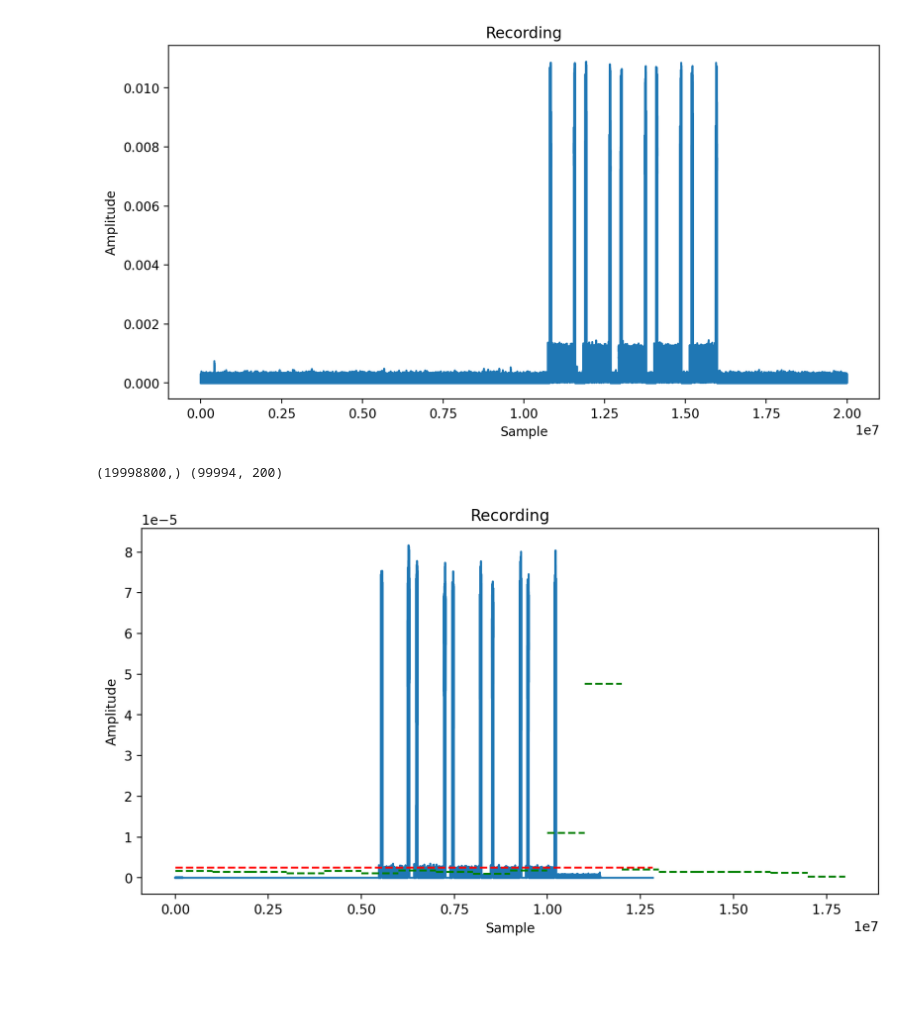
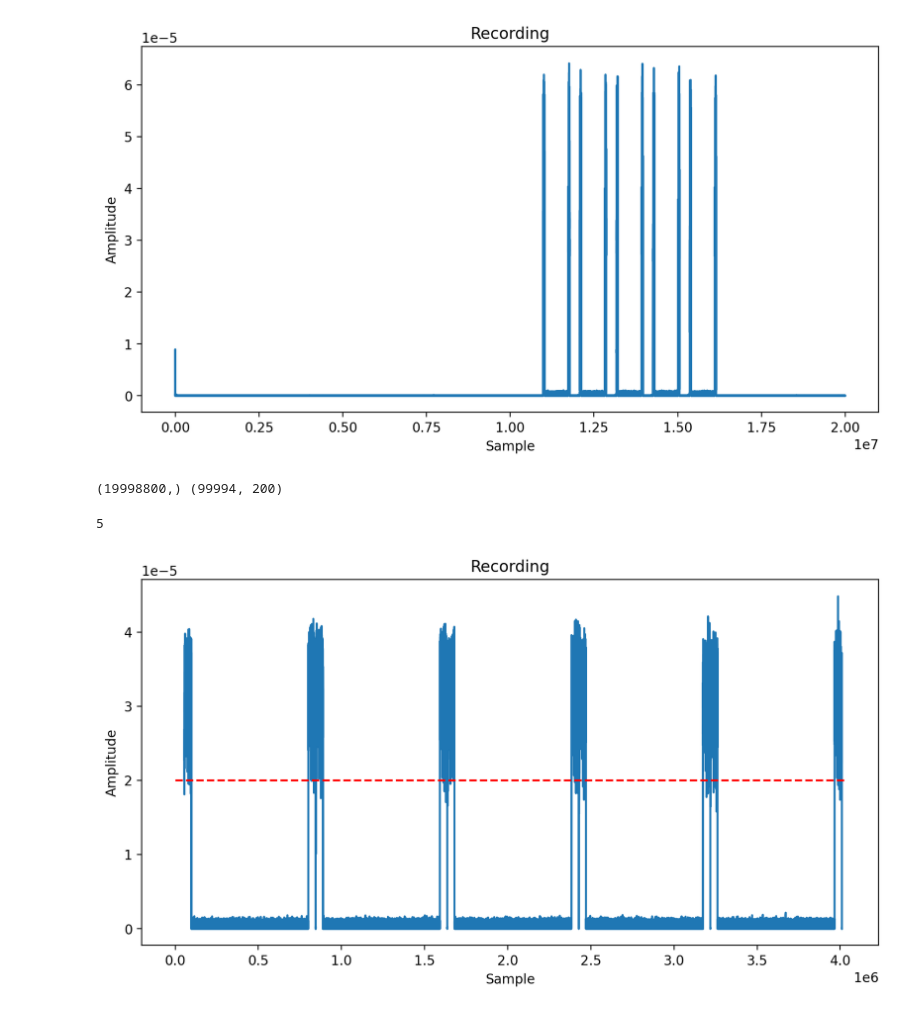
Before and after one commit to mkashani-phd/Secure_Wireless_Relay, a Jupyter notebook: RX algo test/rx.ipynb, the cells around one changed output. Cells and saved outputs as stored; diff of their text form; code cells hidden in the pictures; blank space fills up the shorter version.

Commit message:
updated and post process the frame

```diff
--- a/RX algo test/rx.ipynb
+++ b/RX algo test/rx.ipynb
@@ -16,18 +16,19 @@ def butter(input):
 
 
 batch_size = 200
-file = 'LowSNR.iq'
+file = 'Destination_1900000000.0_5000000.0_10.0_4_False_.iq'
 
 
 recording = np.fromfile(file, dtype=np.complex64)
 plt.figure(figsize=(10, 5), dpi=200)
-plt.plot(np.abs(butter(recording)))
+plt.plot(np.abs(butter(recording))**2)
 plt.title('Recording')
 plt.xlabel('Sample')
 plt.ylabel('Amplitude')
 plt.show()
 
 #divide the recording into the batches of batch_size but the las batch can be anysize
+batch_size = 200
 if recording.size % batch_size != 0:
     recording = np.concatenate((recording, np.zeros(batch_size - recording.size % batch_size)))
 recording_batches = recording.reshape(-1, batch_size)
@@ -36,34 +37,17 @@ print(recording.shape, recording_batches.shape)
 
 # now I want to process the recording in batches
 # %% [output]
-[figure, old version]
+[figure, new version]
 (19998800,) (99994, 200)
 # %%
 res = []
+State = 0
+threshold = 2e-5
 
-# Suppose we have a threshold factor to go above the noise floor.
-THRESHOLD = 220.0   # e.g. 5 times the average noise amplitude
-
-
-Noise = 0.0
-for i in range(1000):
-    batch = recording_batches[i].copy()
-    batch  = butter(batch)
-    res.extend(batch)
-    Noise += np.std(np.abs(batch)**2)
-
-Noise /= 1000
-threshold = THRESHOLD * Noise
-
-
-
-State = 0
-updated_threshold = None
-updated_thresholds = []
-for i in range(1000,recording_batches.shape[0]):
+for i in range(recording_batches.shape[0]):
     # process the batch
     batch = recording_batches[i].copy()
-    bathc_power = np.max(np.abs(batch)**2)
+    bathc_power = np.max(np.abs(butter(batch))**2)
 
 
 
@@ -74,41 +58,51 @@ for i in range(1000,recording_batches.shape[0]):
             res.extend(batch)
         else:
             # we are still in the noise state, so we can insert some zeros
-            res.extend([0]*100)
+            res.extend([np.nan + 1j*np.nan])
     elif State == 1: # Wait for the falling edge of the begining burst
         # we are detecting the falling edge
-        if updated_threshold is None:
-            updated_threshold = .7 *bathc_power
-        if bathc_power < updated_threshold:
+        if bathc_power < threshold:
             State = 2
         res.extend(batch)
 
     elif State == 2: # Wait for the rising edge of the ending burst
-        if bathc_power > updated_threshold:
-            updated_thresholds.append(updated_threshold)
-            updated_threshold = None
+        if bathc_power > threshold:
             State = 3
         res.extend(batch)
     elif State == 3: # Wait for the falling edge of the ending burst
-        if updated_threshold is None:
-            updated_threshold = .7 * bathc_power
-        if bathc_power < updated_threshold:
+        if bathc_power < threshold:
             # we have a signal, but it is below the threshold, so we stop recording
             State = 0
-            updated_thresholds.append(updated_threshold)
-            updated_threshold = None
         res.extend(batch)
+
+
+from itertools import groupby
+from operator import itemgetter
+
+frames = {}
+cnt = 0
+test_list = np.where(~np.isnan(res))
+for k, g in groupby(enumerate(test_list[0]), lambda ix: ix[0]-ix[1]):
+    temp = list(map(itemgetter(1), g))
+    if len(temp)< 10:
+        continue
+    frames[cnt] = np.array(res[temp[0]:  temp[-1]])
+    cnt = cnt + 1
+
+
+print(len(frames))
+# %% [output]
+5
 # %%
 
 # At the end the res should contain the signal and replace the noise with 0. And also it should work for any batch size
 plt.figure(figsize=(10, 5), dpi=200)
 plt.plot(np.abs(res)**2)
 plt.title('Recording')
 plt.hlines(threshold, 0, len(res), colors='r', linestyles='dashed')
-for i in range(len(updated_thresholds)):
-    plt.hlines(updated_thresholds[i], i*1e6, (i+1)*1e6, colors='g', linestyles='dashed')
+
 plt.xlabel('Sample')
 plt.ylabel('Amplitude')
 plt.show()
 # %% [output]
-[figure, old version]
+[figure, new version]
```
Also changed, not shown: parts of 1 cell of this notebook, 5 other files.
